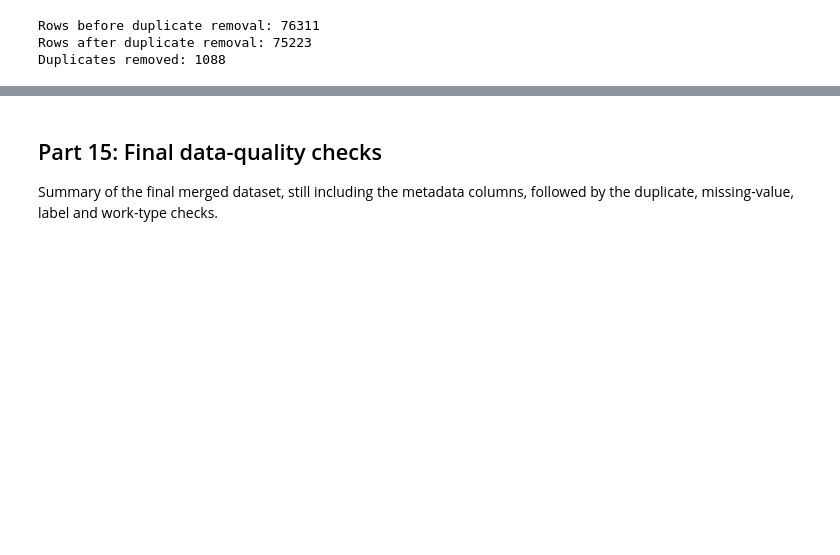
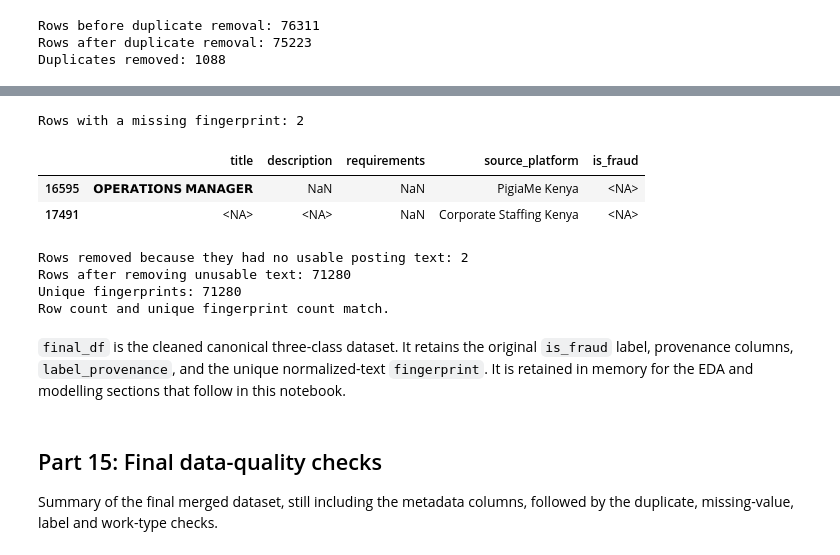
Before and after one commit to group2DS/job-scam-detection, a Jupyter notebook: notebooks/02_job_scam_detection.ipynb, the cells around one changed output, grey strips where cells are left out. Drawn from its saved outputs; the diff is of its cells as text; code cells hidden in the pictures; blank space fills up the shorter version.

```diff
--- a/notebooks/02_job_scam_detection.ipynb
+++ b/notebooks/02_job_scam_detection.ipynb
@@ -1358,3 +1208,34 @@ Name: count, dtype: int64
+# %%
+missing_fingerprint = final_df[final_df["fingerprint"].isna()].copy()
+print("Rows with a missing fingerprint:", len(missing_fingerprint))
+display(missing_fingerprint[["title", "description", "requirements", "source_platform", "is_fraud"]])
+
+before_drop = len(final_df)
+final_df = final_df[final_df["fingerprint"].notna()].reset_index(drop=True)
+after_drop = len(final_df)
+removed_without_text = before_drop - after_drop
+
+print(f"\nRows removed because they had no usable posting text: {removed_without_text}")
+print("Rows after removing unusable text:", len(final_df))
+print("Unique fingerprints:", final_df["fingerprint"].nunique())
+
+assert removed_without_text == len(missing_fingerprint)
+assert len(final_df) == final_df["fingerprint"].nunique(), (
+    "Row count and unique-fingerprint count still disagree after removing rows "
+    "with no usable posting text."
+)
+print("Row count and unique fingerprint count match.")
+# %% [output]
+Rows with a missing fingerprint: 2
+|  | title | description | requirements | source_platform | is_fraud |
+| 16595 | 𝗢𝗣𝗘𝗥𝗔𝗧𝗜𝗢𝗡𝗦 𝗠𝗔𝗡𝗔𝗚𝗘𝗥 | NaN | NaN | PigiaMe Kenya | <NA> |
+| 17491 | <NA> | <NA> | NaN | Corporate Staffing Kenya | <NA> |
+Rows removed because they had no usable posting text: 2
+Rows after removing unusable text: 71280
+Unique fingerprints: 71280
+Row count and unique fingerprint count match.
+# %% [markdown]
+`final_df` is the cleaned canonical three-class dataset. It retains the original `is_fraud` label, provenance columns, `label_provenance`, and the unique normalized-text `fingerprint`. It is retained in memory for the EDA and modelling sections that follow in this notebook.
 # %% [markdown]
 ## Part 15: Final data-quality checks
 
```
Also changed, not shown: parts of 26 cells of this notebook.
